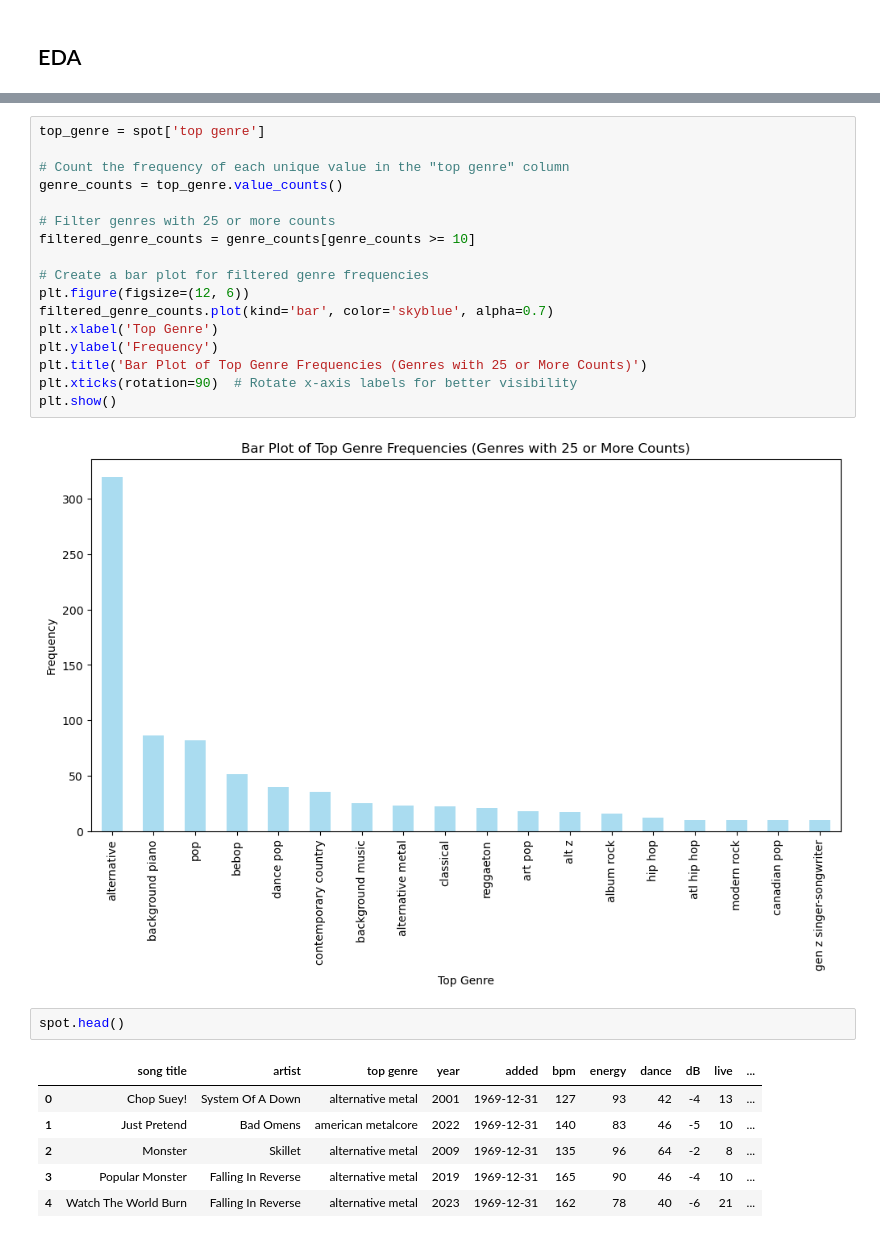
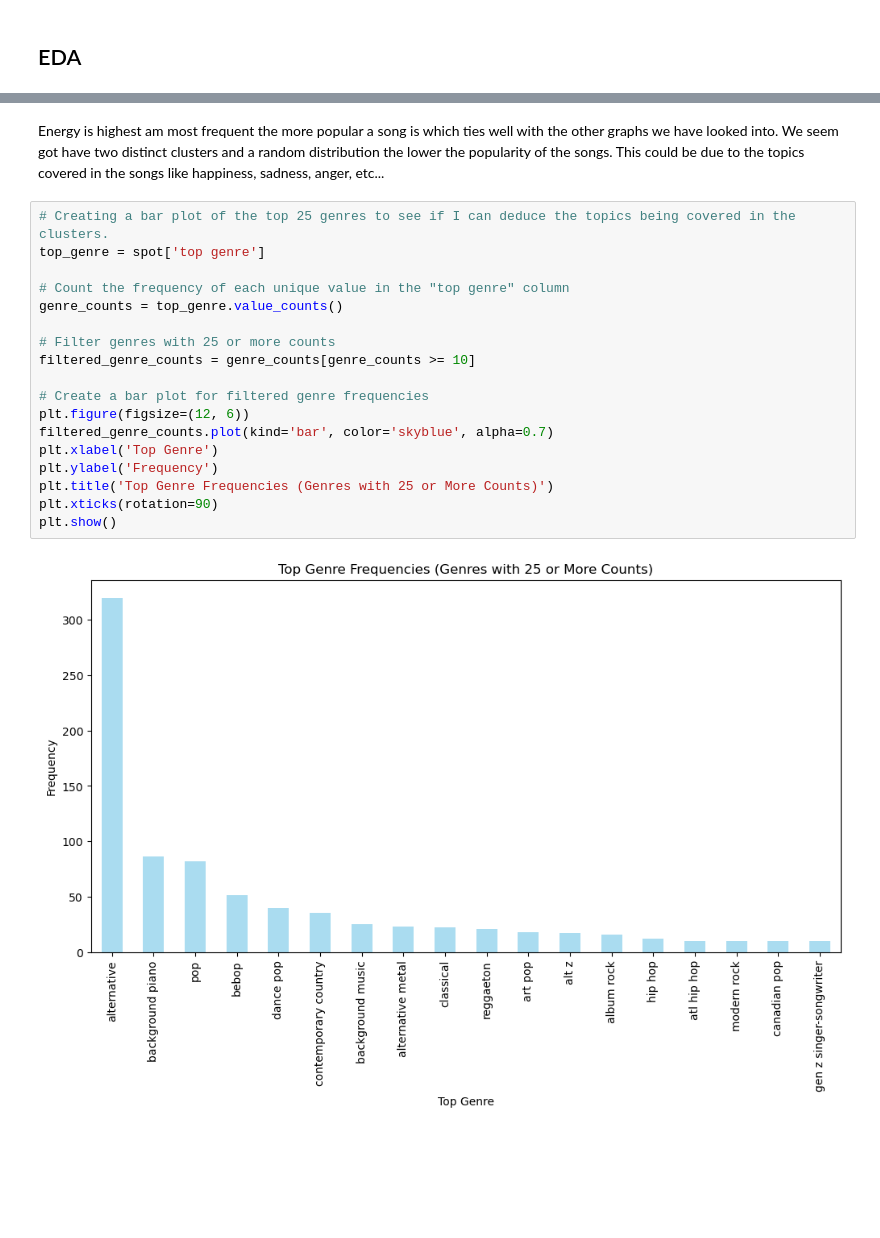
Before and after one commit to robbhuey/Spotify, a Jupyter notebook: 01_Cleaning_and_EDA.ipynb, the cells around one changed output, grey strips where cells are left out. Drawn from its saved outputs; the diff is of its cells as text; blank space fills up the shorter version.

```diff
--- a/01_Cleaning_and_EDA.ipynb
+++ b/01_Cleaning_and_EDA.ipynb
@@ -253,28 +301,22 @@ plt.show()
+# %% [markdown]
+Energy is highest am most frequent the more popular a song is which ties well with the other graphs we have looked into. We seem got have two distinct clusters and a random distribution the lower the popularity of the songs. This could be due to the topics covered in the songs like happiness, sadness, anger, etc...
 # %%
+# Creating a bar plot of the top 25 genres to see if I can deduce the topics being covered in the clusters.
 top_genre = spot['top genre']
 
 # Count the frequency of each unique value in the "top genre" column
 genre_counts = top_genre.value_counts()
 
 # Filter genres with 25 or more counts
 filtered_genre_counts = genre_counts[genre_counts >= 10]
 
 # Create a bar plot for filtered genre frequencies
 plt.figure(figsize=(12, 6))
 filtered_genre_counts.plot(kind='bar', color='skyblue', alpha=0.7)
 plt.xlabel('Top Genre')
 plt.ylabel('Frequency')
-plt.title('Bar Plot of Top Genre Frequencies (Genres with 25 or More Counts)')
-plt.xticks(rotation=90)  # Rotate x-axis labels for better visibility
+plt.title('Top Genre Frequencies (Genres with 25 or More Counts)')
+plt.xticks(rotation=90)
 plt.show()
 # %% [output]
-[figure, old version]
+[figure, new version]
-# %%
-spot.head()
-# %% [output]
-|  | song title | artist | top genre | year | added | bpm | energy | dance | dB | live | ... |
-| 0 | Chop Suey! | System Of A Down | alternative metal | 2001 | 1969‑12‑31 | 127 | 93 | 42 | -4 | 13 | ... |
-| 1 | Just Pretend | Bad Omens | american metalcore | 2022 | 1969‑12‑31 | 140 | 83 | 46 | -5 | 10 | ... |
-| 2 | Monster | Skillet | alternative metal | 2009 | 1969‑12‑31 | 135 | 96 | 64 | -2 | 8 | ... |
-| 3 | Popular Monster | Falling In Reverse | alternative metal | 2019 | 1969‑12‑31 | 165 | 90 | 46 | -4 | 10 | ... |
-| 4 | Watch The World Burn | Falling In Reverse | alternative metal | 2023 | 1969‑12‑31 | 162 | 78 | 40 | -6 | 21 | ... |
```
Also changed, not shown: parts of 34 cells of this notebook, 1 other file.
